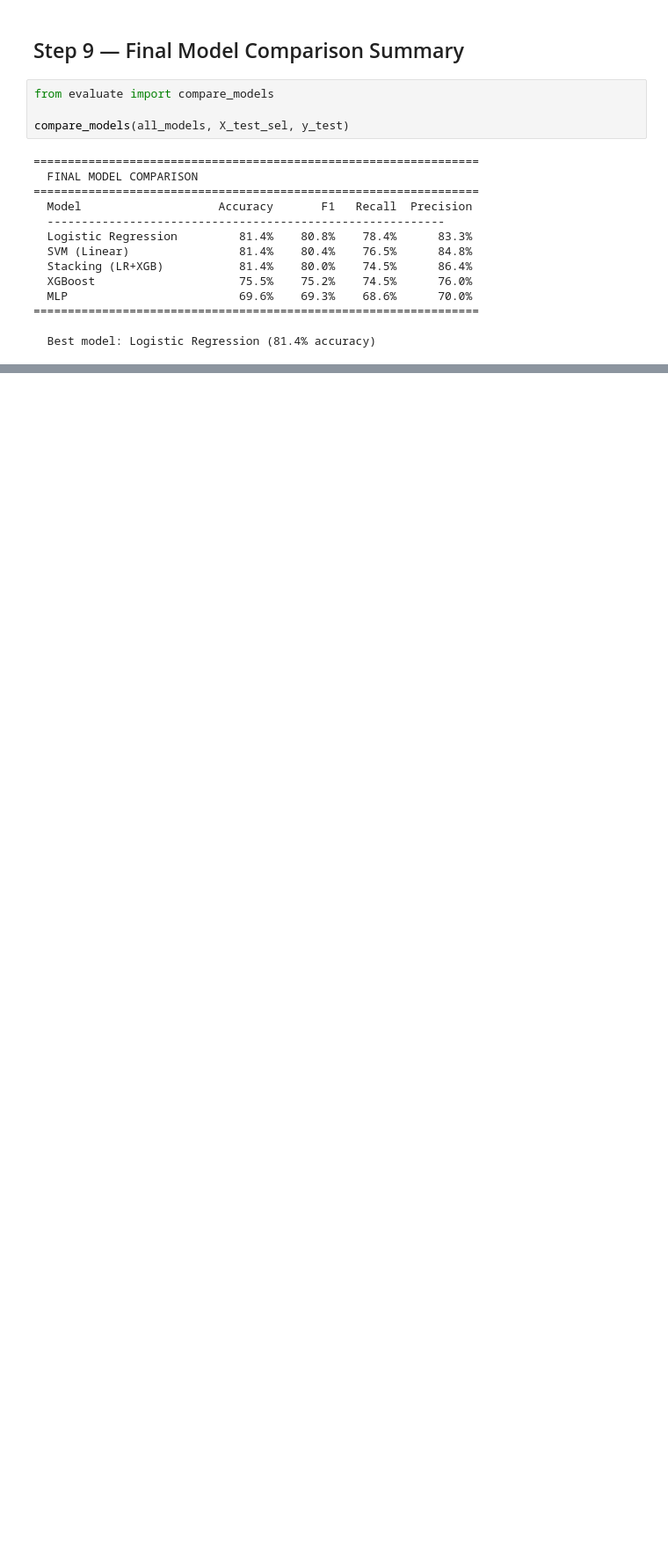
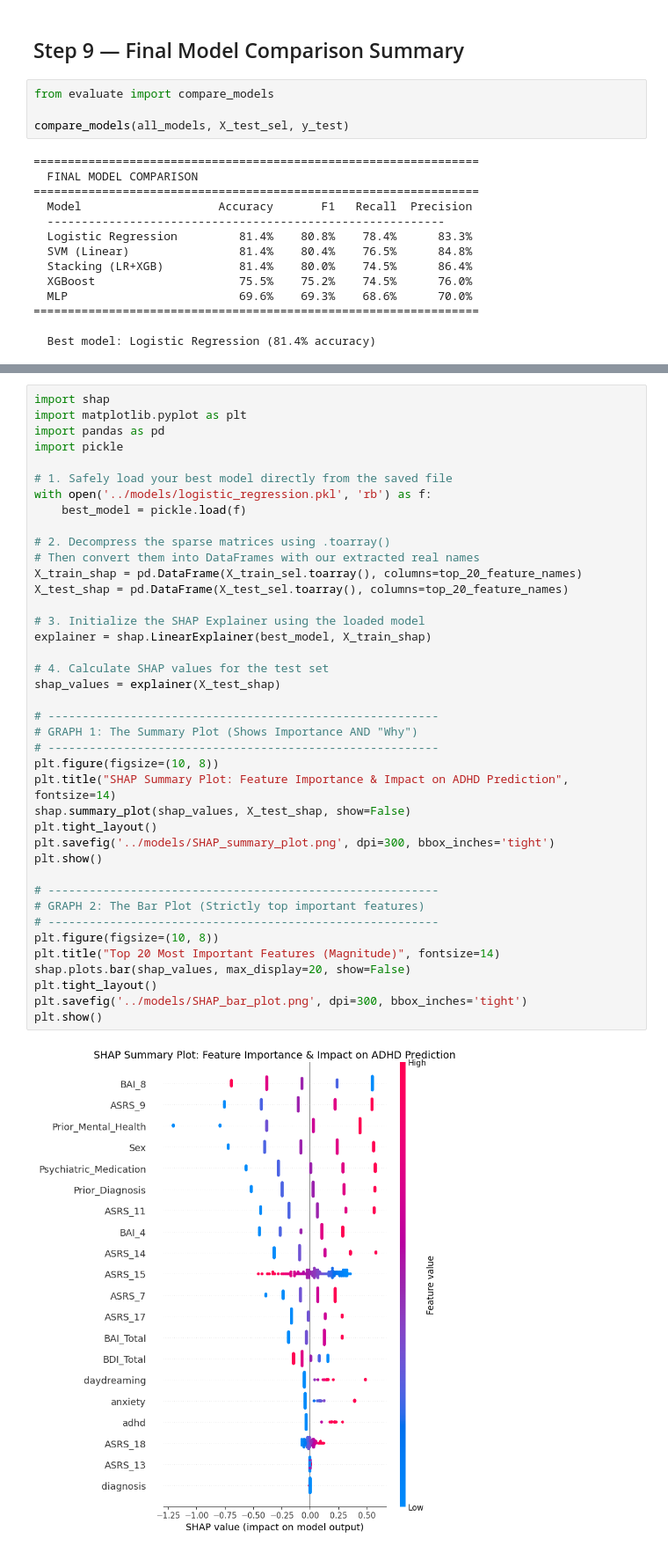
Before and after one commit to NeerajSh-16/adhd_project, a Jupyter notebook: notebooks/02_model_training.ipynb, the cells around one changed output, grey strips where cells are left out. Shown at 88% size. Drawn from its saved outputs; the diff is of its cells as text; blank space fills up the shorter version.

Commit message:
Added SHAP analysis

```diff
--- a/notebooks/02_model_training.ipynb
+++ b/notebooks/02_model_training.ipynb
@@ -331,0 +371,42 @@ compare_models(all_models, X_test_sel, y_test)
+# %%
+import shap
+import matplotlib.pyplot as plt
+import pandas as pd
+import pickle
+
+# 1. Safely load your best model directly from the saved file
+with open('../models/logistic_regression.pkl', 'rb') as f:
+    best_model = pickle.load(f)
+
+# 2. Decompress the sparse matrices using .toarray()
+# Then convert them into DataFrames with our extracted real names
+X_train_shap = pd.DataFrame(X_train_sel.toarray(), columns=top_20_feature_names)
+X_test_shap = pd.DataFrame(X_test_sel.toarray(), columns=top_20_feature_names)
+
+# 3. Initialize the SHAP Explainer using the loaded model
+explainer = shap.LinearExplainer(best_model, X_train_shap)
+
+# 4. Calculate SHAP values for the test set
+shap_values = explainer(X_test_shap)
+
+# ---------------------------------------------------------
+# GRAPH 1: The Summary Plot (Shows Importance AND "Why")
+# ---------------------------------------------------------
+plt.figure(figsize=(10, 8))
+plt.title("SHAP Summary Plot: Feature Importance & Impact on ADHD Prediction", fontsize=14)
+shap.summary_plot(shap_values, X_test_shap, show=False)
+plt.tight_layout()
+plt.savefig('../models/SHAP_summary_plot.png', dpi=300, bbox_inches='tight')
+plt.show()
+
+# ---------------------------------------------------------
+# GRAPH 2: The Bar Plot (Strictly top important features)
+# ---------------------------------------------------------
+plt.figure(figsize=(10, 8))
+plt.title("Top 20 Most Important Features (Magnitude)", fontsize=14)
+shap.plots.bar(shap_values, max_display=20, show=False)
+plt.tight_layout()
+plt.savefig('../models/SHAP_bar_plot.png', dpi=300, bbox_inches='tight')
+plt.show()
+# %% [output]
+[figure, added]
```
Also changed, not shown: parts of 3 cells of this notebook, 4 other files.
